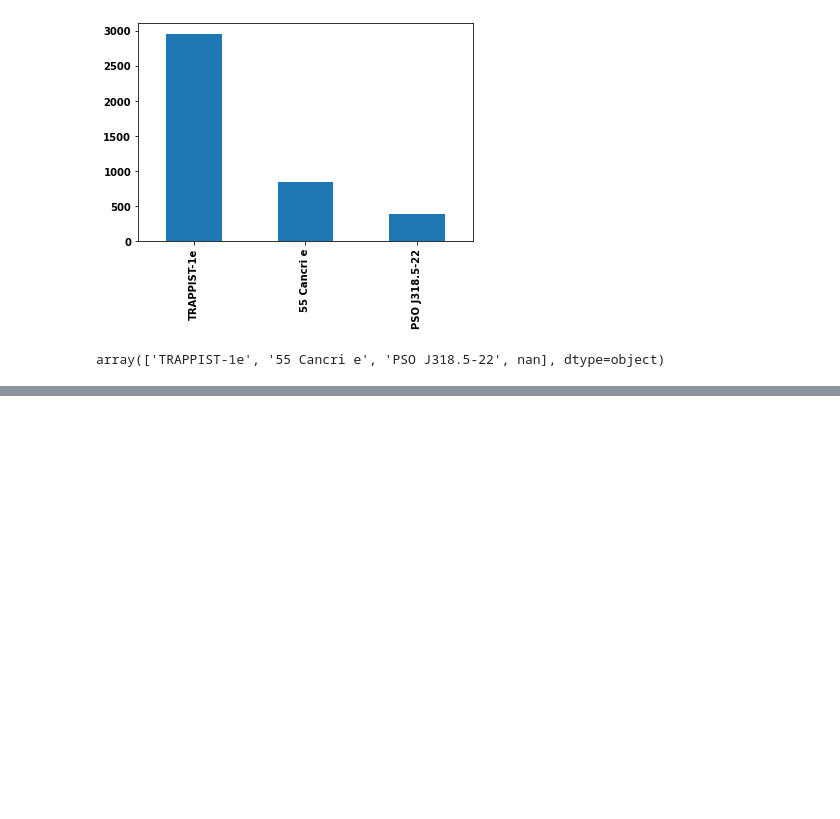
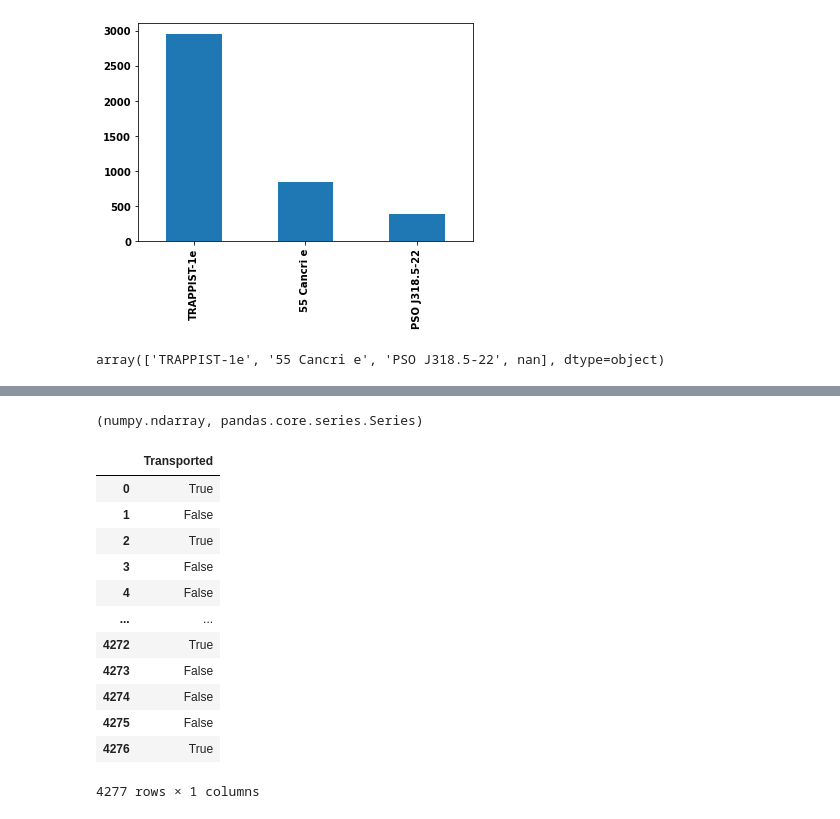
Before and after one commit to danyow-cheung/kaggle_practise, a Jupyter notebook: Spaceship-titanic/spaceship-titanic-predict.ipynb, the cells around one changed output, grey strips where cells are left out. Saved outputs shown, nothing was run; the diff lists cells and outputs as text; code cells hidden in the pictures; blank space fills up the shorter version.

```diff
--- a/Spaceship-titanic/spaceship-titanic-predict.ipynb
+++ b/Spaceship-titanic/spaceship-titanic-predict.ipynb
@@ -726,0 +736,2 @@ sub_x.head()
+# %%
+sub_pred = model.predict(sub_x)
@@ -726,0 +749,4 @@ sub_x.head()
+# %%
+type(sub_pred),type(test_df['PassengerId'])
+# %% [output]
+(numpy.ndarray, pandas.core.series.Series)
@@ -726,0 +755,20 @@ sub_x.head()
+# %%
+sub_pred_pd = pd.DataFrame(sub_pred,columns=['Transported'])
+
+
+# sub_pred_pd = sub_pred_pd.rdd.map(CryoSleep2Int)
+sub_pred_pd
+# %% [output]
+|  | Transported |
+| 0 | True |
+| 1 | False |
+| 2 | True |
+| 3 | False |
+| 4 | False |
+| ... | ... |
+| 4272 | True |
+| 4273 | False |
+| 4274 | False |
+| 4275 | False |
+| 4276 | True |
+4277 rows × 1 columns
```
Also changed, not shown: parts of 21 cells of this notebook, 1 other file.
